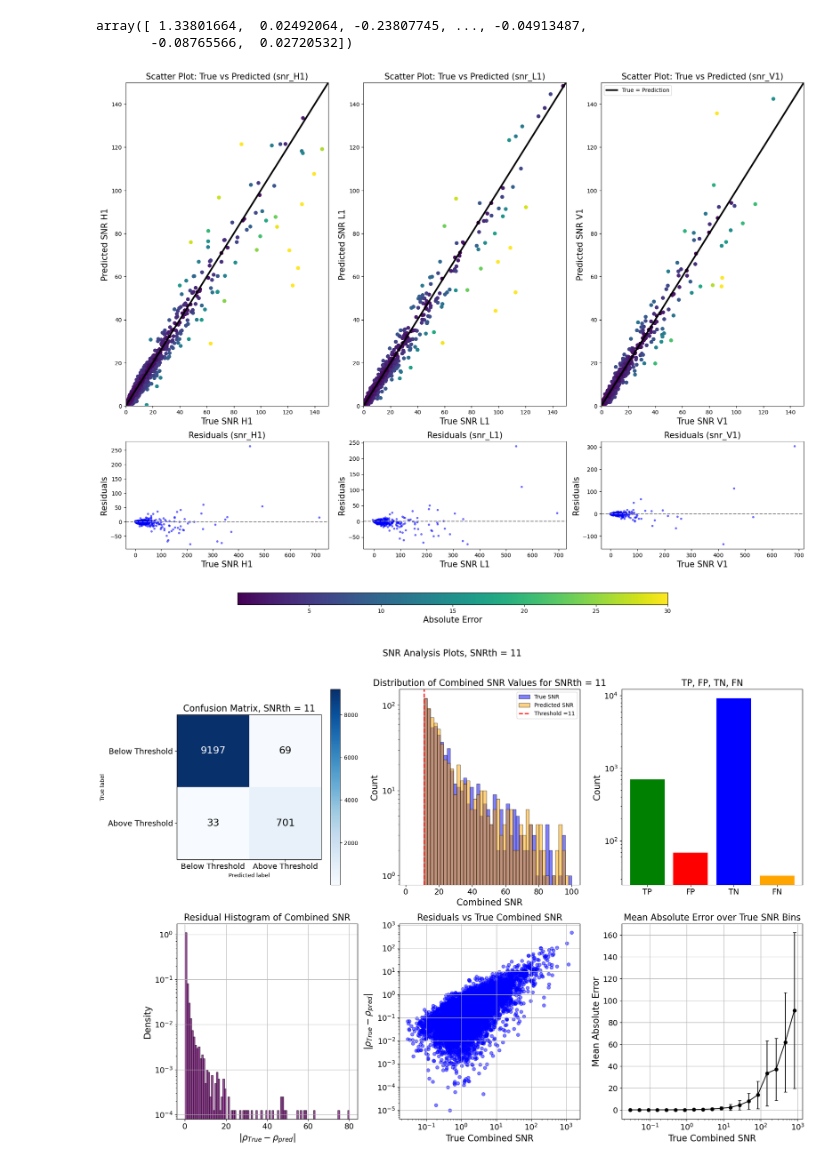
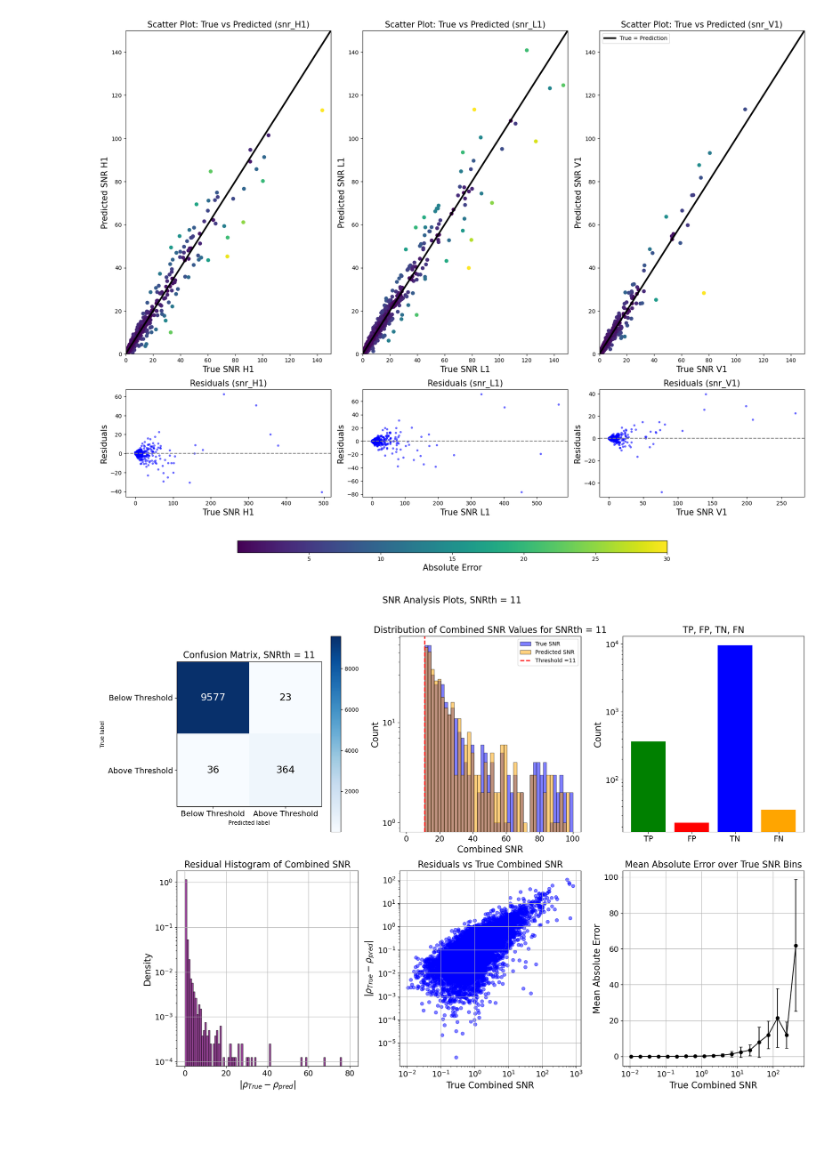
Before and after one commit to FedericoStachurski/CosmoFlow, a Jupyter notebook: COSMOFlow/make_scripts/test_MLP.ipynb, the cells around one changed output. Saved outputs shown, nothing was run; the diff lists cells and outputs as text; code cells hidden in the pictures; blank space fills up the shorter version.

Commit message:
Issue with some O3 data for MLP

```diff
--- a/COSMOFlow/make_scripts/test_MLP.ipynb
+++ b/COSMOFlow/make_scripts/test_MLP.ipynb
@@ -28,7 +4,7 @@ import pandas as pd
 import numpy as np
 import matplotlib.pyplot as plt
 
-GWdata_testing = pd.read_csv('data_for_MLP/testing/testing_data_10000_det_H1_L1_V1_run_O4_batch_1.csv')
+GWdata_testing = pd.read_csv('data_for_MLP/testing/testing_data_10000_det_H1_L1_V1_run_O3_batch_1.csv')
 
 testing_snrsdl = (GWdata_testing[['snr_H1', 'snr_L1', 'snr_V1']] *  GWdata_testing[['luminosity_distance']].values).squeeze()
 
@@ -39,15 +31,10 @@ testing_data = testing_data.values
 # %%
-snrs = mlp.load_and_predict(testing_data, model_dir='models/MLP_models/O4_SNR_approx_HLV', device='cuda:0')
+snrs = mlp.load_and_predict(testing_data, model_dir='models/MLP_models/O3_SNR_approx_HLV', device='cuda:0')
 
 snrs_pred = snrs/GWdata_testing[['luminosity_distance']].values
 snr_H1 = snrs_pred[:,0]
 snr_L1 = snrs_pred[:,1]
 snr_V1 = snrs_pred[:,2]
-# %%
-true_H1[:,0] - snr_H1
-# %% [output]
-array([ 1.33801664,  0.02492064, -0.23807745, ..., -0.04913487,
-       -0.08765566,  0.02720532])
 # %%
 true_H1 = (GWdata_testing[['snr_H1']].values)[:,0]
 true_L1 = (GWdata_testing[['snr_L1']].values)[:,0]
@@ -113,18 +100,28 @@ cbar = fig.colorbar(sc3, cax=cbar_ax, orientation='horizontal')
 cbar.set_label('Absolute Error', fontsize=15)
 
 plt.tight_layout(rect=[0, 0.1, 1, 0.95])
-plt.savefig('models/MLP_models/O4_SNR_approx_HLV/true_vs_pred.png', dpi = 300)
+plt.savefig('models/MLP_models/O3_SNR_approx_HLV/true_vs_pred.png', dpi = 300)
 plt.show()
 # %% [output]
-[figure, old version]
+[figure, new version]
 # %%
 import matplotlib.pyplot as plt
 import numpy as np
 from sklearn.metrics import confusion_matrix, classification_report
 
-# Assume snr_combined_pred, snr_combined_true, and threshold are already defined
+# Set the threshold value
+threshold = 11  # SNR threshold value for classification
+
+# Calculate combined SNR for true and predicted values
+snr_combined_pred = np.sqrt(snr_H1**2 + snr_L1**2 + snr_V1**2)
+snr_combined_true = np.sqrt(true_H1**2 + true_L1**2 + true_V1**2)
+
 # Calculate residuals
 residuals = snr_combined_true - snr_combined_pred
+
+# Generate True and Predicted Labels Based on Threshold
+true_labels_combined = (snr_combined_true > threshold).astype(int)  # 1 if above threshold, 0 otherwise
+pred_labels_combined = (snr_combined_pred > threshold).astype(int)
 
 # Create a figure with five subplots: three in the first row, and two in the second row
 fig, ax = plt.subplots(2, 3, figsize=(18, 12))
@@ -200,32 +197,32 @@ std_per_bin = []
 
 for i in range(1, len(bin_edges)):
     bin_mask = (bin_indices == i)
     if np.sum(bin_mask) > 0:
         mae = np.mean(abs(residuals[bin_mask]))
         std = np.std(abs(residuals[bin_mask]))
         mae_per_bin.append(mae)
         std_per_bin.append(std)
     else:
         mae_per_bin.append(np.nan)
         std_per_bin.append(np.nan)
 
 # Plotting MAE over Bins with Error Bars
 ax[5].errorbar(bin_edges[:-1], mae_per_bin, yerr=std_per_bin, fmt='o-', color='black', ecolor='black', capsize=3)
 ax[5].set_xscale('log')
 ax[5].set_title('Mean Absolute Error over True SNR Bins', fontsize=16)
 ax[5].set_xlabel('True Combined SNR', fontsize=16)
 ax[5].set_ylabel('Mean Absolute Error', fontsize=16)
 ax[5].tick_params(axis='both', which='major', labelsize=14)
 ax[5].grid(True)
 
 
 
 # Adjust layout for better spacing between subplots
 plt.tight_layout()
 plt.tight_layout()
 plt.suptitle('SNR Analysis Plots, SNRth = {}'.format(threshold), fontsize=16, y=1.05)
-plt.savefig('models/MLP_models/O4_SNR_approx_HLV/confusion_and_statistics.png', dpi = 300)
+plt.savefig('models/MLP_models/O3_SNR_approx_HLV/confusion_and_statistics.png', dpi = 300)
 # Display the figure
 plt.show()
 # %% [output]
-[figure, old version]
+[figure, new version]
```
Also changed, not shown: parts of 7 cells of this notebook, 1 other file.
